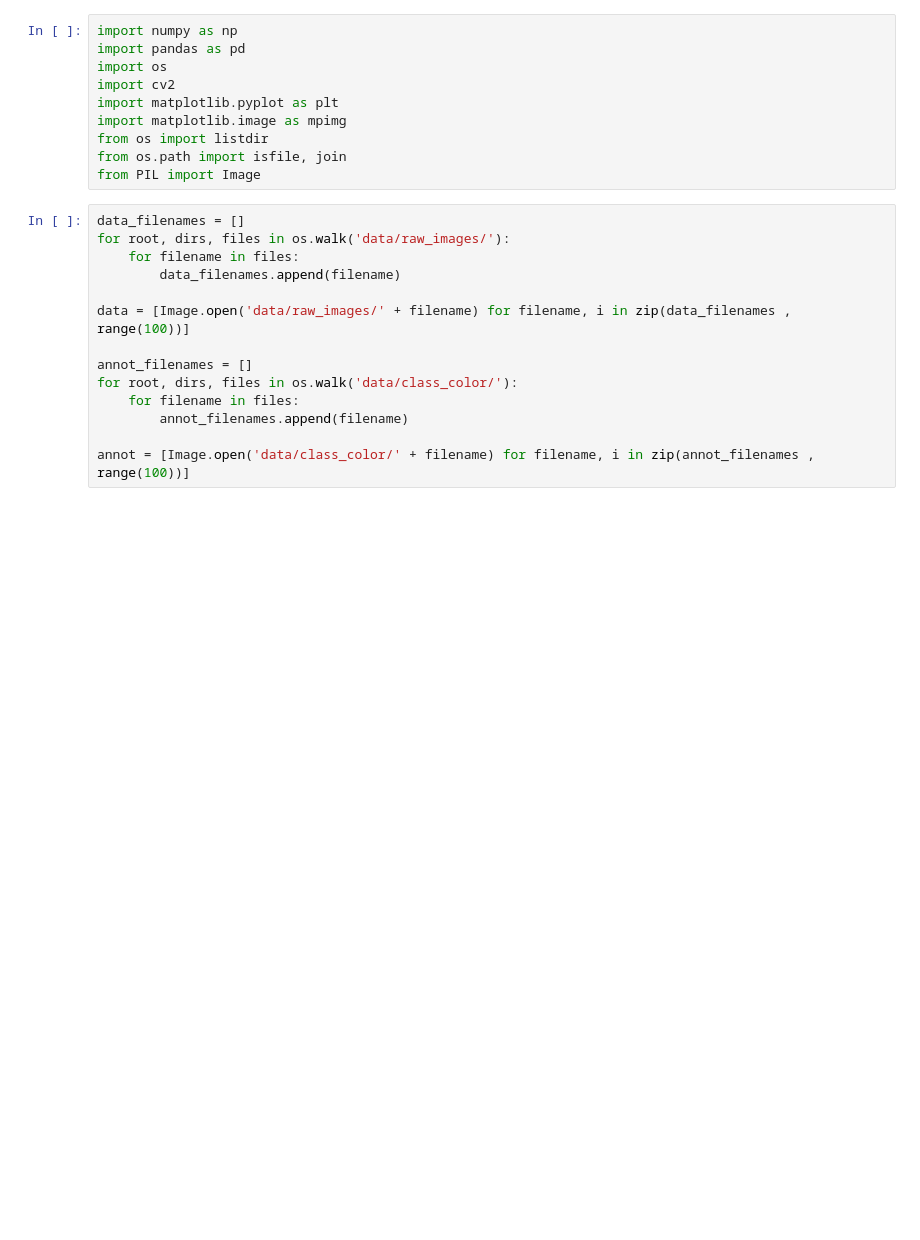
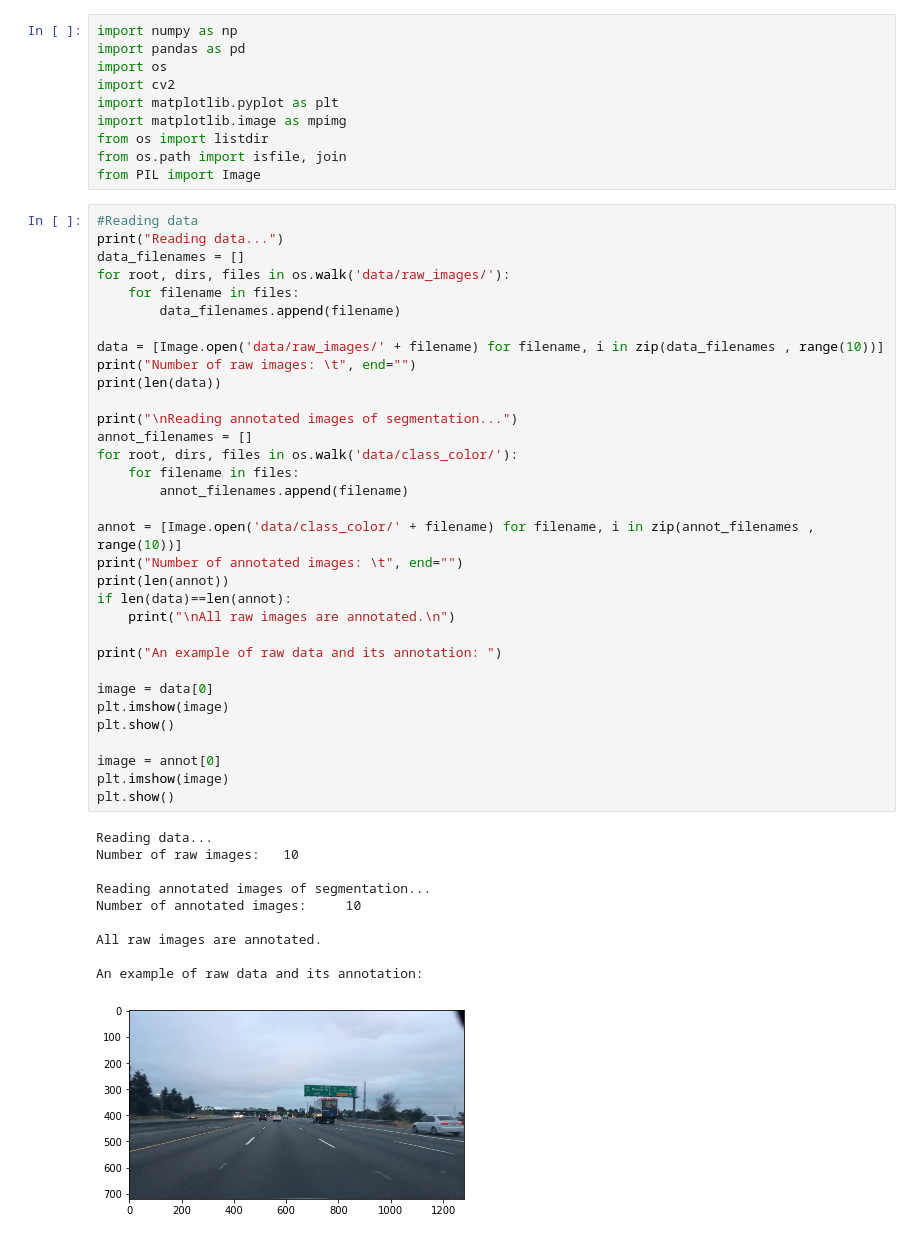
Before and after one commit to beatakovacs/Bohemian-Alligators, a Jupyter notebook: nhf.ipynb, the cells around one changed output. Cells and saved outputs as stored; diff of their text form; blank space fills up the shorter version.

```diff
--- a/nhf.ipynb
+++ b/nhf.ipynb
@@ -9,16 +9,46 @@ from os import listdir
 from os.path import isfile, join
 from PIL import Image
 # %%
+#Reading data
+print("Reading data...")
 data_filenames = []
 for root, dirs, files in os.walk('data/raw_images/'):
     for filename in files:
         data_filenames.append(filename)
 
-data = [Image.open('data/raw_images/' + filename) for filename, i in zip(data_filenames , range(100))]
+data = [Image.open('data/raw_images/' + filename) for filename, i in zip(data_filenames , range(10))]
+print("Number of raw images: \t", end="")
+print(len(data))
 
+print("\nReading annotated images of segmentation...")
 annot_filenames = []
 for root, dirs, files in os.walk('data/class_color/'):
     for filename in files:
         annot_filenames.append(filename)
 
-annot = [Image.open('data/class_color/' + filename) for filename, i in zip(annot_filenames , range(100))]
+annot = [Image.open('data/class_color/' + filename) for filename, i in zip(annot_filenames , range(10))]
+print("Number of annotated images: \t", end="")
+print(len(annot))
+if len(data)==len(annot):
+    print("\nAll raw images are annotated.\n")
+
+print("An example of raw data and its annotation: ")
+
+image = data[0]
+plt.imshow(image)
+plt.show()
+
+image = annot[0]
+plt.imshow(image)
+plt.show()
+# %% [output]
+Reading data...
+Number of raw images:   10
+
+Reading annotated images of segmentation...
+Number of annotated images:     10
+
+All raw images are annotated.
+
+An example of raw data and its annotation:
+[figure, added]
```
Also changed, not shown: parts of 7 cells of this notebook.
